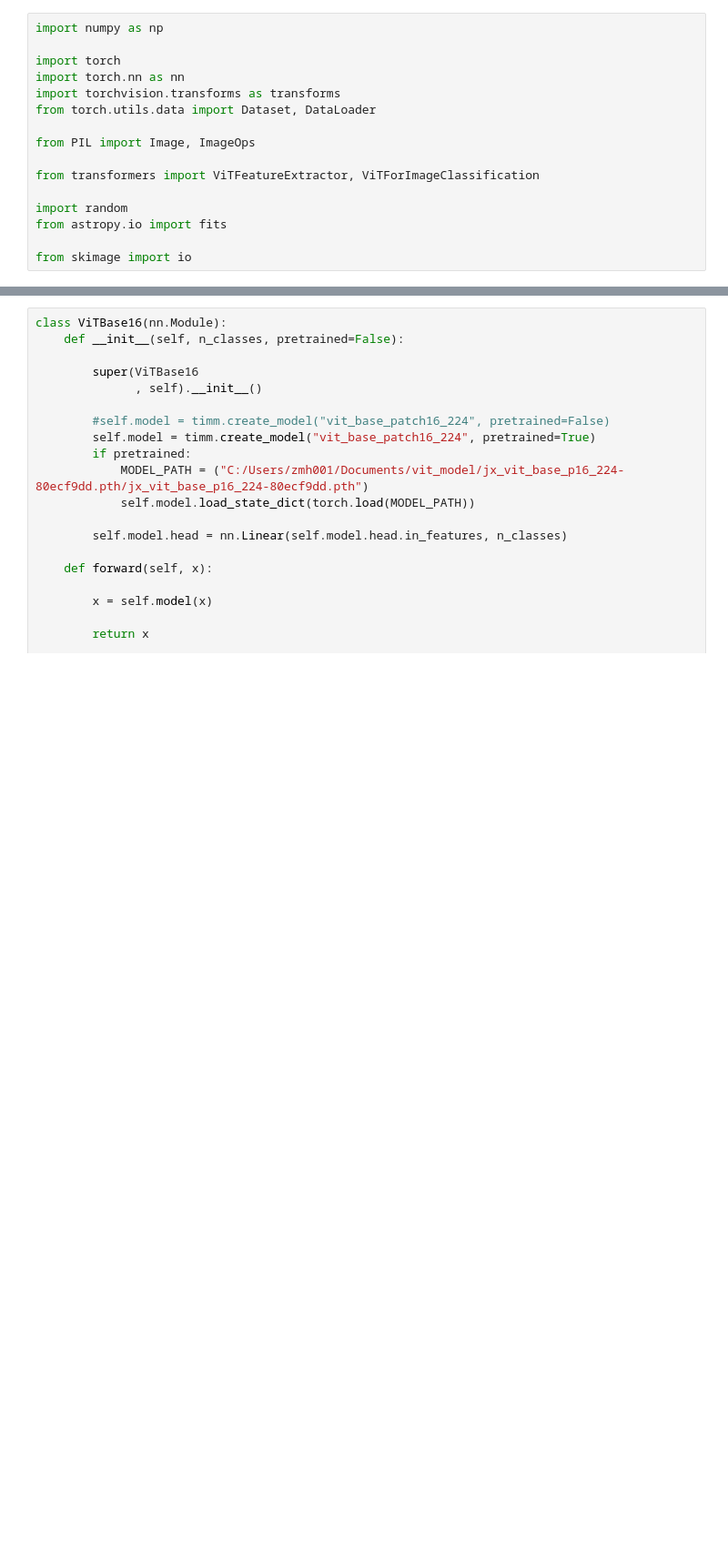
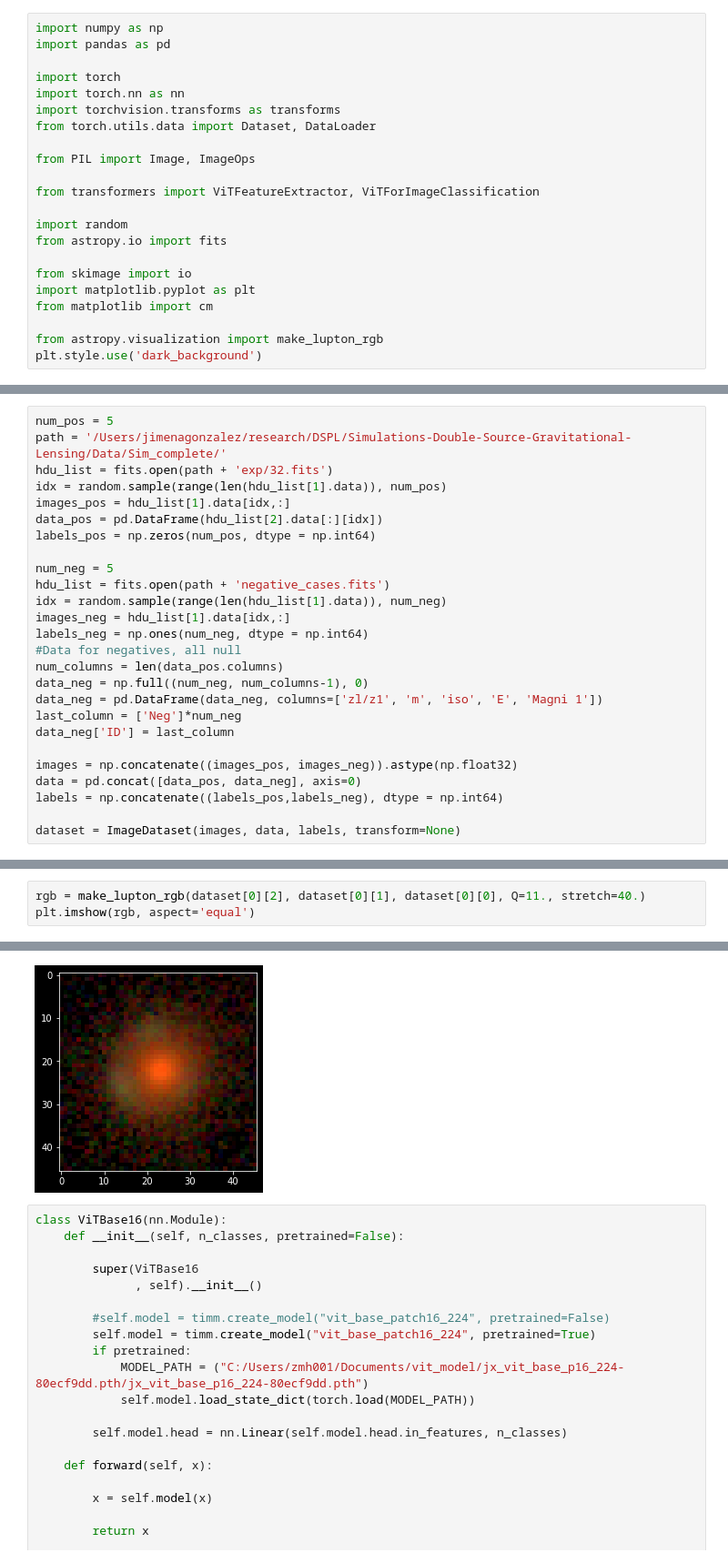
Before and after one commit to JimenaGonzalez/Searching-double-lenses, a Jupyter notebook: vit_cnn/vit_cnn.ipynb, the cells around one changed output, grey strips where cells are left out. Shown at 91% size. Drawn from its saved outputs; the diff is of its cells as text; blank space fills up the shorter version.

```diff
--- a/vit_cnn/vit_cnn.ipynb
+++ b/vit_cnn/vit_cnn.ipynb
@@ -1,5 +1,6 @@
 # %%
 import numpy as np
+import pandas as pd
 
 import torch
 import torch.nn as nn
@@ -14,5 +15,10 @@ import random
 from astropy.io import fits
 
 from skimage import io
+import matplotlib.pyplot as plt
+from matplotlib import cm
+
+from astropy.visualization import make_lupton_rgb
+plt.style.use('dark_background')
 # %%
 class ImageDataset(Dataset):
@@ -45,0 +44,26 @@ class ImageDataset(Dataset):
+# %%
+num_pos = 5
+path = '/Users/jimenagonzalez/research/DSPL/Simulations-Double-Source-Gravitational-Lensing/Data/Sim_complete/'
+hdu_list = fits.open(path + 'exp/32.fits')
+idx = random.sample(range(len(hdu_list[1].data)), num_pos)
+images_pos = hdu_list[1].data[idx,:]
+data_pos = pd.DataFrame(hdu_list[2].data[:][idx])
+labels_pos = np.zeros(num_pos, dtype = np.int64)
+
+num_neg = 5
+hdu_list = fits.open(path + 'negative_cases.fits')
+idx = random.sample(range(len(hdu_list[1].data)), num_neg)
+images_neg = hdu_list[1].data[idx,:]
+labels_neg = np.ones(num_neg, dtype = np.int64)
+#Data for negatives, all null
+num_columns = len(data_pos.columns)
+data_neg = np.full((num_neg, num_columns-1), 0)
+data_neg = pd.DataFrame(data_neg, columns=['zl/z1', 'm', 'iso', 'E', 'Magni 1'])
+last_column = ['Neg']*num_neg
+data_neg['ID'] = last_column
+
+images = np.concatenate((images_pos, images_neg)).astype(np.float32)
+data = pd.concat([data_pos, data_neg], axis=0)
+labels = np.concatenate((labels_pos,labels_neg), dtype = np.int64)
+
+dataset = ImageDataset(images, data, labels, transform=None)
@@ -45,0 +112,4 @@ class ImageDataset(Dataset):
+# %%
+rgb = make_lupton_rgb(dataset[0][2], dataset[0][1], dataset[0][0], Q=11., stretch=40.)
+plt.imshow(rgb, aspect='equal')
+# %% [output]
@@ -46,3 +117,4 @@ class ImageDataset(Dataset):
+[figure, added]
 # %%
 class ViTBase16(nn.Module):
     def __init__(self, n_classes, pretrained=False):
```
Also changed, not shown: parts of 6 cells of this notebook.
